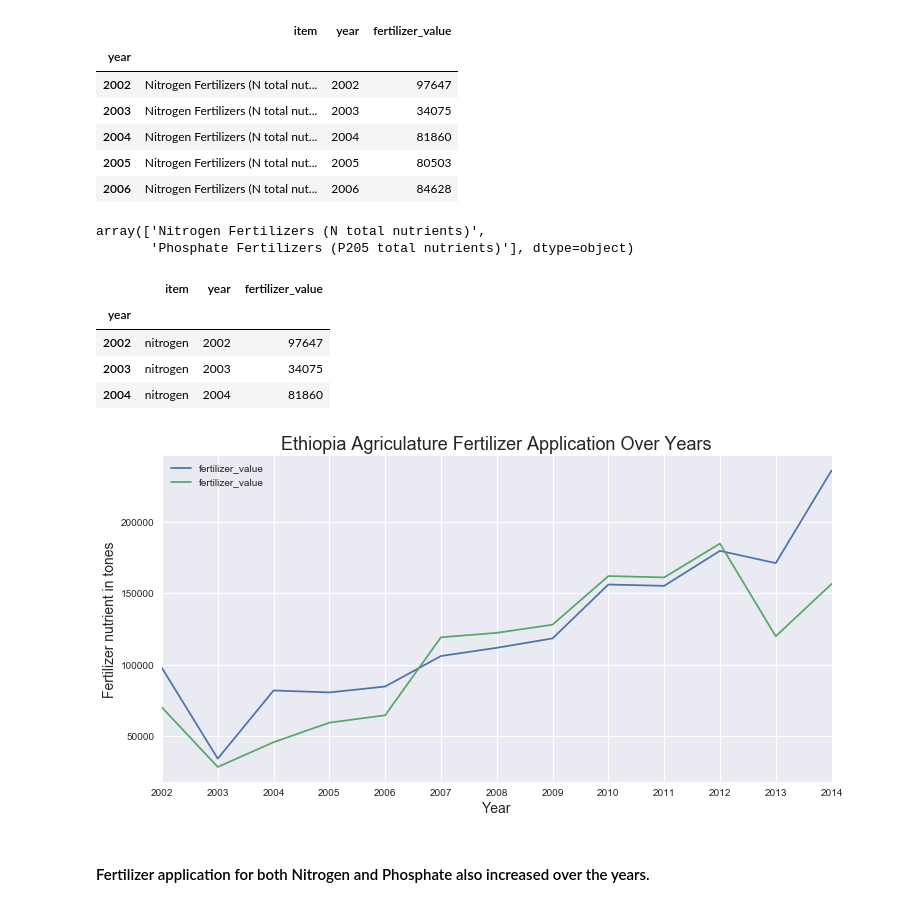
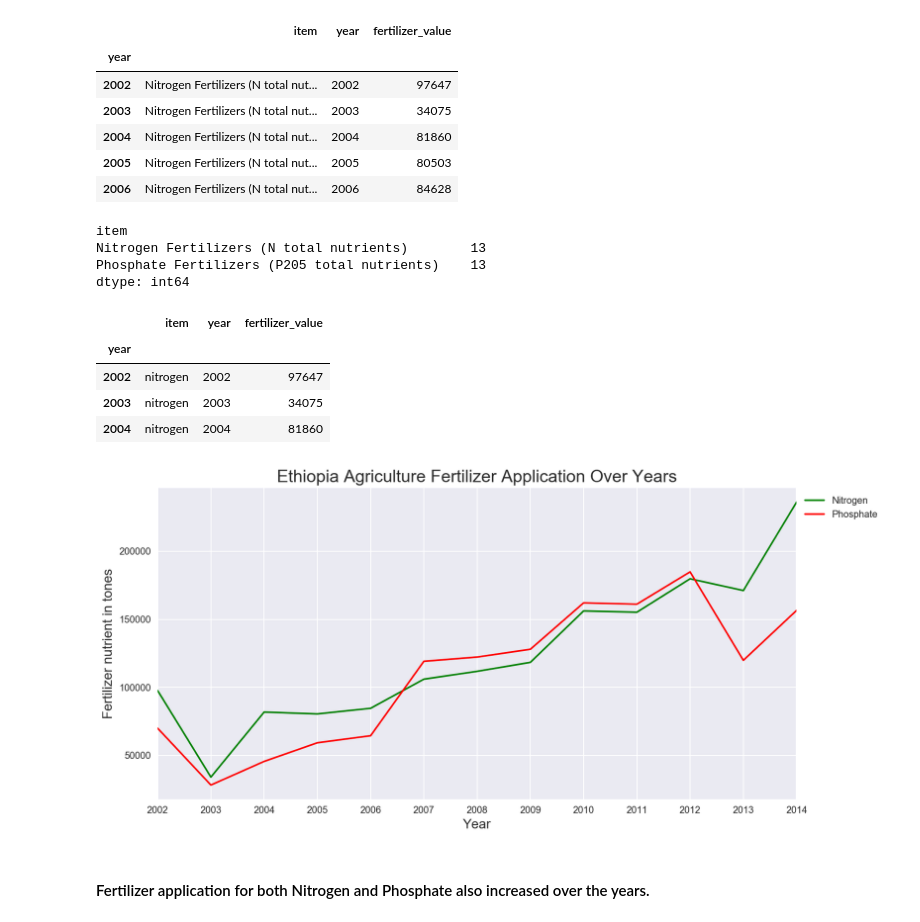
Before and after one commit to Tuatara1234/Connie-Puvvada, a Jupyter notebook: Sorghum Prediction.ipynb, the cells around one changed output. Drawn from its saved outputs; the diff is of its cells as text; code cells hidden in the pictures.

```diff
--- a/Sorghum Prediction.ipynb
+++ b/Sorghum Prediction.ipynb
@@ -741,10 +773,12 @@ fert_usage.head()
 | 2005 | Nitrogen Fertilizers (N total nut... | 2005 | 80503 |
 | 2006 | Nitrogen Fertilizers (N total nut... | 2006 | 84628 |
 # %%
-fert_usage.item.unique()
+fert_usage.groupby('item').size()
 # %% [output]
-array(['Nitrogen Fertilizers (N total nutrients)',
-       'Phosphate Fertilizers (P205 total nutrients)'], dtype=object)
+item
+Nitrogen Fertilizers (N total nutrients)        13
+Phosphate Fertilizers (P205 total nutrients)    13
+dtype: int64
 # %%
 # simplify item names
 
@@ -763,15 +797,16 @@ fert_usage.to_csv('fert_usage.csv', index = False)
 # %%
 # Check the Nitgrogen and Phosphate fertilizer application over the years
 
-fert_usage[fert_usage.item=='nitrogen'].fertilizer_value.plot(figsize = (12,6),  legend= 'Nitrogen')
-fert_usage[fert_usage.item=='phosphate'].fertilizer_value.plot(legend = 'Phosphate')
-plt.title('Ethiopia Agriculature Fertilizer Application Over Years', fontsize = 18)
+fert_usage[fert_usage.item=='nitrogen'].fertilizer_value.plot(figsize = (12,6),  label= 'Nitrogen', color = 'green')
+fert_usage[fert_usage.item=='phosphate'].fertilizer_value.plot(label = 'Phosphate', color = 'red')
+plt.title('Ethiopia Agriculture Fertilizer Application Over Years', fontsize = 18)
 plt.xlabel('Year', fontsize = 14)
 plt.ylabel('Fertilizer nutrient in tones', fontsize = 14)
 plt.xticks(np.arange(2002, 2015, 1))
+plt.legend(loc = 'upper left', bbox_to_anchor = (1,1))
 plt.show()
 # %% [output]
-[figure, old version]
+[figure, new version]
 # %% [markdown]
 #### Fertilizer application for both Nitrogen and Phosphate also increased over the years.
 # %% [markdown]
```
Also changed, not shown: parts of 179 cells of this notebook.
